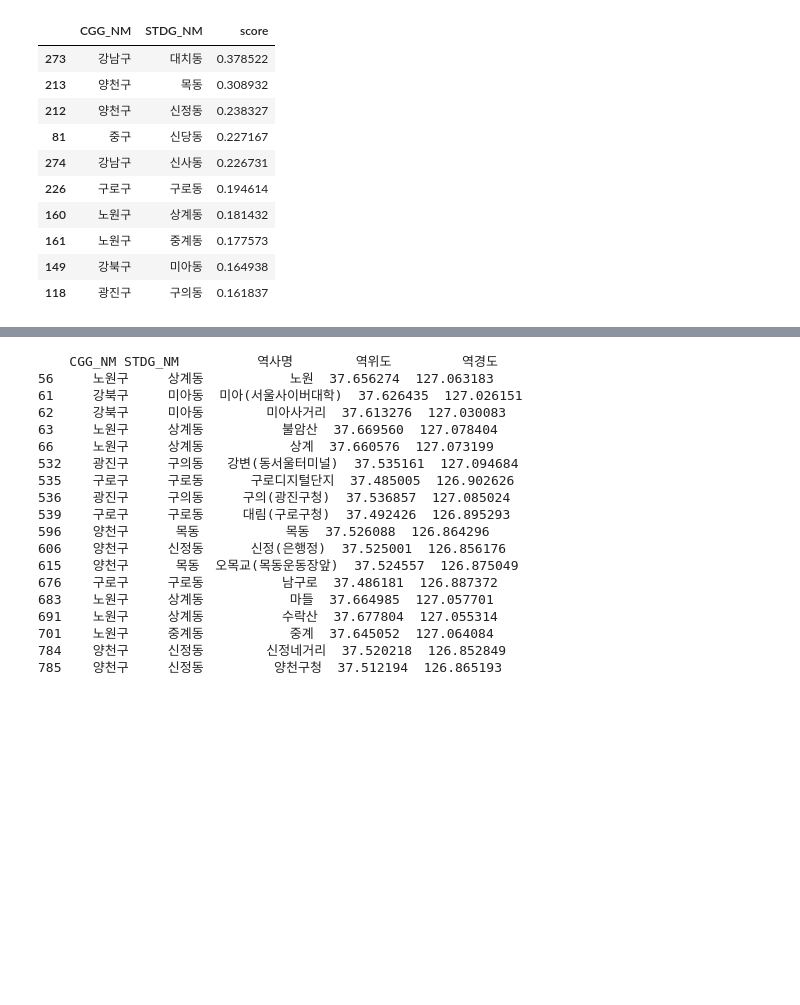
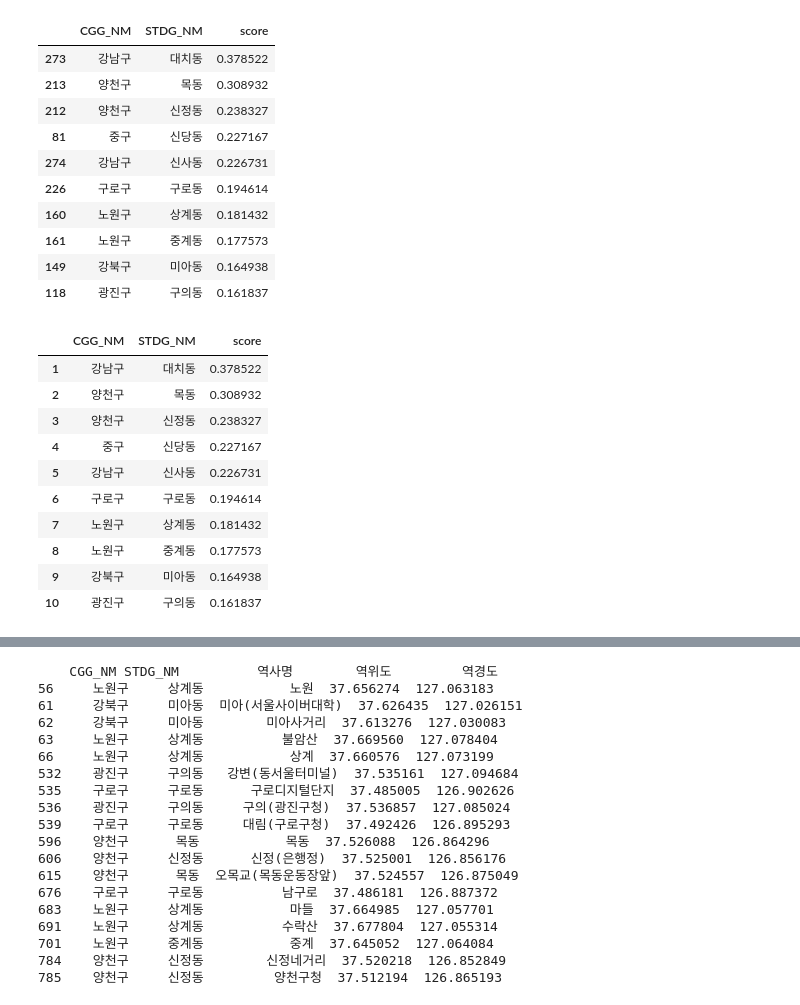
Before and after one commit to vlftmd6008/sp_basicproject1231, a Jupyter notebook: basicpro.ipynb, the cells around one changed output, grey strips where cells are left out. Saved outputs shown, nothing was run; the diff lists cells and outputs as text; code cells hidden in the pictures; blank space fills up the shorter version.

```diff
--- a/basicpro.ipynb
+++ b/basicpro.ipynb
@@ -491,6 +491,22 @@ top10
 | 161 | 노원구 | 중계동 | 0.177573 |
 | 149 | 강북구 | 미아동 | 0.164938 |
 | 118 | 광진구 | 구의동 | 0.161837 |
+# %%
+top10.reset_index(drop=True, inplace=True)
+top10.index = range(1, len(top10) + 1)
+top10
+# %% [output]
+|  | CGG_NM | STDG_NM | score |
+| 1 | 강남구 | 대치동 | 0.378522 |
+| 2 | 양천구 | 목동 | 0.308932 |
+| 3 | 양천구 | 신정동 | 0.238327 |
+| 4 | 중구 | 신당동 | 0.227167 |
+| 5 | 강남구 | 신사동 | 0.226731 |
+| 6 | 구로구 | 구로동 | 0.194614 |
+| 7 | 노원구 | 상계동 | 0.181432 |
+| 8 | 노원구 | 중계동 | 0.177573 |
+| 9 | 강북구 | 미아동 | 0.164938 |
+| 10 | 광진구 | 구의동 | 0.161837 |
 # %%
 # idx = [i for i in range(1, 5)]
 # plt.figure(figsize = (10, 5))
```
Also changed, not shown: parts of 1 cell of this notebook.
